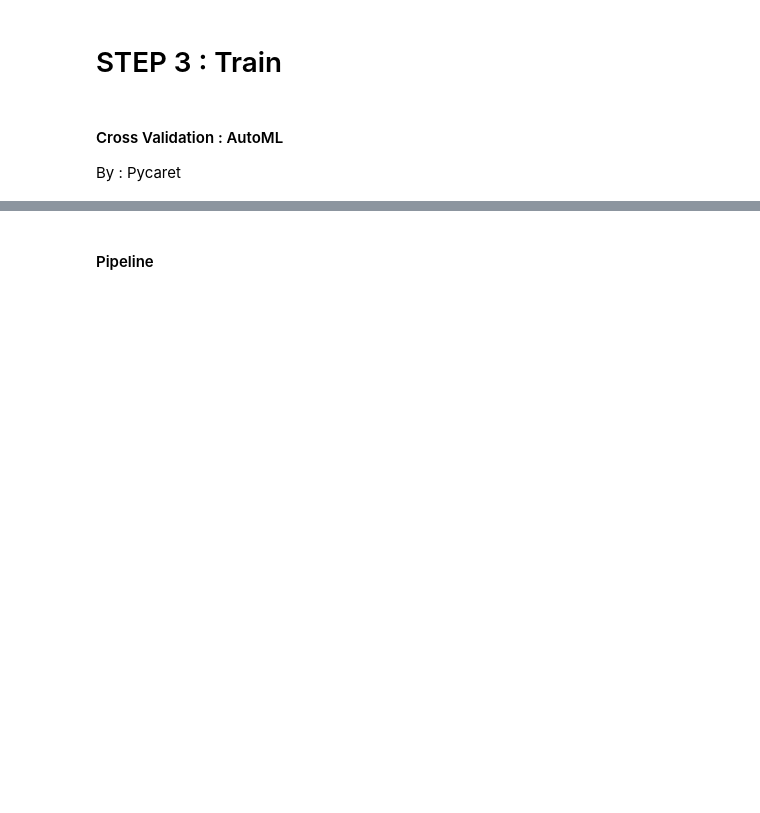
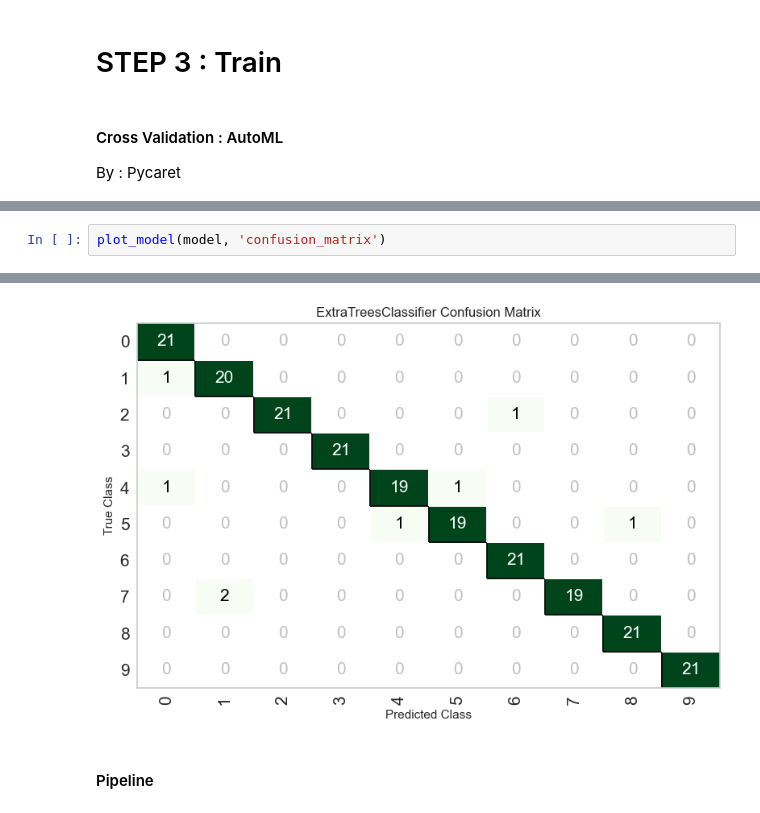
Before and after one commit to HikariJadeEmpire/THNumber_img_classification, a Jupyter notebook: numberclassifier.ipynb, the cells around one changed output, grey strips where cells are left out. Drawn from its saved outputs; the diff is of its cells as text; blank space fills up the shorter version.

```diff
--- a/numberclassifier.ipynb
+++ b/numberclassifier.ipynb
@@ -265,0 +269,3 @@ plot_model(tuned_model, plot = 'auc')
+# %%
+plot_model(model, 'confusion_matrix')
+# %% [output]
@@ -266,3 +273,4 @@ plot_model(tuned_model, plot = 'auc')
+[figure, added]
 # %% [markdown]
 <h4>Pipeline</h4>
 # %%
```
Also changed, not shown: parts of 11 cells of this notebook, 1 other file.
